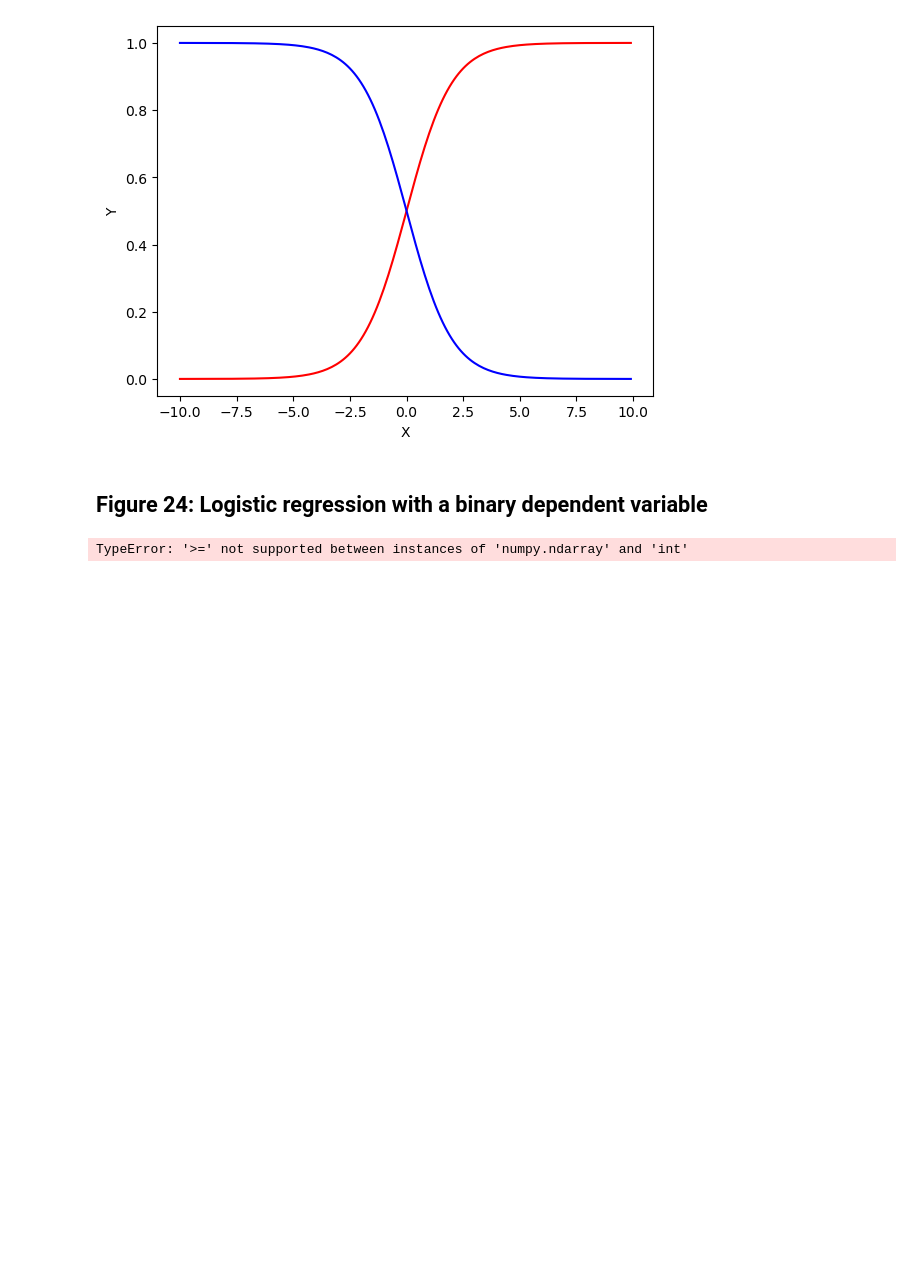
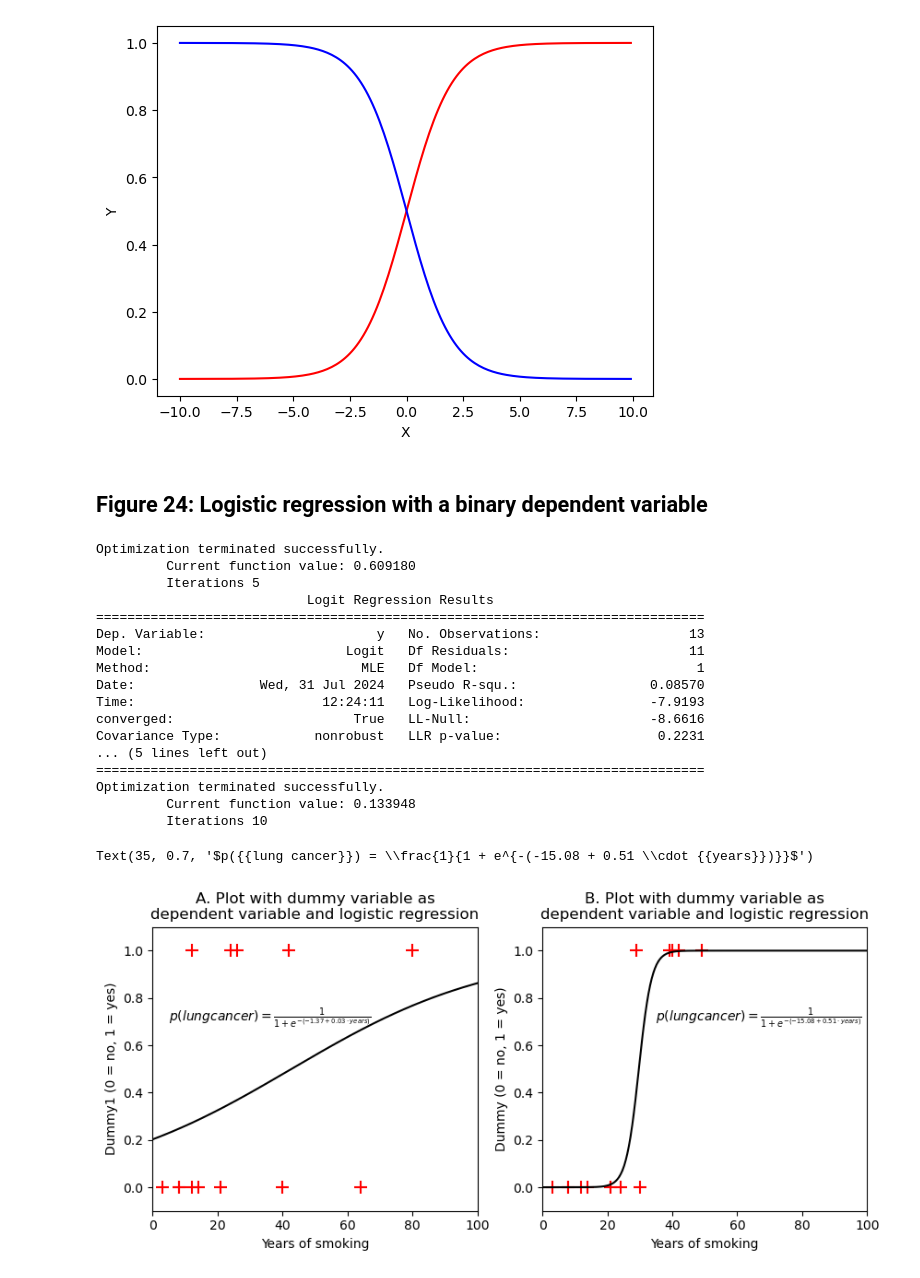
Before and after one commit to nielsjdewinter/VU_Data_analysis_Jupyter_labs, a Jupyter notebook: Syllabus_functions.ipynb, the cells around one changed output. Cells and saved outputs as stored; diff of their text form; code cells hidden in the pictures; blank space fills up the shorter version.

Commit message:
Updated Syllabus and functions document

```diff
--- a/Syllabus_functions.ipynb
+++ b/Syllabus_functions.ipynb
@@ -666,51 +670,73 @@ Text(0, 0.5, 'Y')
 # %%
 # Define variables
 years_smoking1 = np.array([12, 26, 42, 24, 80, 3, 12, 64, 21, 14, 8, 40, 8])
 developed_lung_cancer1 = np.array(["yes", "yes", "yes", "yes", "yes", "no", "no", "no", "no", "no", "no", "no", "no"])
-years_smoking2 = np.array([32, 39, 42, 49, 40, 3, 12, 24, 21, 14, 8, 30, 8])
+years_smoking2 = np.array([29, 39, 42, 49, 40, 3, 12, 24, 21, 14, 8, 30, 8])
 developed_lung_cancer2 = np.array(["yes", "yes", "yes", "yes", "yes", "no", "no", "no", "no", "no", "no", "no", "no"])
 
 # Create dummy1 variable
 dummy1 = np.where(developed_lung_cancer1 == "no", 0, 1)
 dummy2 = np.where(developed_lung_cancer2 == "no", 0, 1)
 
 # Perform logistic regression
-logit_model1 = sm.Logit(developed_lung_cancer1, years_smoking1).fit()
-print(logit_model1.summary2())
+# Example 1
+years_smoking_with_constant1 = sm.add_constant(years_smoking1) # Add constant to the independent variable
+logit_model1 = sm.Logit(dummy1, years_smoking_with_constant1) # Perform regression
+logit_result1 = logit_model1.fit()
+print(logit_result1.summary())
 
-# Check the correlation coefficient and significance of the regression
-correlation_coefficient1, p_value1 = pearsonr(years_smoking1, dummy1)
-correlation_coefficient2, p_value2 = pearsonr(years_smoking2, dummy2)
+# Example 2
+years_smoking_with_constant2 = sm.add_constant(years_smoking2) # Add constant to the independent variable
+logit_model2 = sm.Logit(dummy2, years_smoking_with_constant2) # Perform regression
+logit_result2 = logit_model2.fit()
+
+# Generate x values for plotting model outcome
+X_test = np.linspace(0, 100, 200)
+X_test_with_constant = sm.add_constant(X_test)
+
+# Predict the model outcomes for plotting
+y1 = logit_result1.predict(X_test_with_constant)
+y2 = logit_result2.predict(X_test_with_constant)
 
 # Create subplots
-fig, axs = plt.subplots(1, 3, figsize=(15, 4))
+fig, axs = plt.subplots(1, 2, figsize = (10, 4))
 
 # Plot A
-axs[0].scatter(years_smoking1, developed_lung_cancer1, marker = '+', s = 100, color = "red") # Plot points
-axs[0].set_title('A. Plot with binary dependent variable')
+axs[0].scatter(years_smoking1, dummy1, marker = '+', s = 100, color = "red") # Plot points
+axs[0].plot(X_test, y1, color='black') # Plot linear regression result
+axs[0].set_title('A. Plot with dummy variable as\ndependent variable and logistic regression')
 axs[0].set_xlabel('Years of smoking')
-axs[0].set_ylabel('Developed lung cancer')
-axs[0].invert_yaxis()
+axs[0].set_ylabel('Dummy1 (0 = no, 1 = yes)')
+axs[0].set_ylim(-0.1, 1.1)
 axs[0].set_xlim(0, 100)
+axs[0].text(5, 0.7, r'$p({{lung cancer}}) = \frac{1}{1 + e^{-(%.2f + %.2f \cdot {{years}})}}$' % (logit_result1.params[0], logit_result1.params[1]))
 
 # Plot B
-axs[1].scatter(years_smoking1, dummy1, marker = '+', s = 100, color = "red") # Plot points
-axs[1].plot(np.array([0, 100]), slope1 * np.array([0, 100]) + intercept1, color='black') # Plot linear regression result
-axs[1].set_title('B. Plot with dummy variable as\ndependent variable and linear regression')
+axs[1].scatter(years_smoking2, dummy2, marker = '+', s = 100, color = "red") # Plot points
+axs[1].plot(X_test, y2, color='black') # Plot linear regression result
+axs[1].set_title('B. Plot with dummy variable as\ndependent variable and logistic regression')
 axs[1].set_xlabel('Years of smoking')
-axs[1].set_ylabel('Dummy1 (0 = no, 1 = yes)')
+axs[1].set_ylabel('Dummy (0 = no, 1 = yes)')
 axs[1].set_ylim(-0.1, 1.1)
 axs[1].set_xlim(0, 100)
-axs[1].text(5, 0.7, f'Lung cancer? = {slope1:.2f} * dummy + {intercept1:.2f}\nPearsons r = {correlation_coefficient1:.2f}\np-value = {p_value1:.2f}', fontsize=12, color='black')
-
-# Plot C
-axs[2].scatter(years_smoking2, dummy2, marker = '+', s = 100, color = "red") # Plot points
-axs[2].plot(np.array([0, 100]), slope2 * np.array([0, 100]) + intercept2, color='black') # Plot linear regression result
-axs[2].set_title('C. Plot with dummy variable as\ndependent variable and linear regression')
-axs[2].set_xlabel('Years of smoking')
-axs[2].set_ylabel('Dummy (0 = no, 1 = yes)')
-axs[2].set_ylim(-0.1, 1.1)
-axs[2].set_xlim(0, 100)
-axs[2].text(5, 0.7, f'Lung cancer? = {slope2:.2f} * dummy {intercept2:.2f}\nPearsons r = {correlation_coefficient2:.2f}\np-value = {p_value2:.2f}', fontsize=12, color='black')
+axs[1].text(35, 0.7, r'$p({{lung cancer}}) = \frac{1}{1 + e^{-(%.2f + %.2f \cdot {{years}})}}$' % (logit_result2.params[0], logit_result2.params[1]))
 # %% [output]
-TypeError: '>=' not supported between instances of 'numpy.ndarray' and 'int'
+Optimization terminated successfully.
+         Current function value: 0.609180
+         Iterations 5
+                           Logit Regression Results
+==============================================================================
+Dep. Variable:                      y   No. Observations:                   13
+Model:                          Logit   Df Residuals:                       11
+Method:                           MLE   Df Model:                            1
+Date:                Wed, 31 Jul 2024   Pseudo R-squ.:                 0.08570
+Time:                        12:24:11   Log-Likelihood:                -7.9193
+converged:                       True   LL-Null:                       -8.6616
+Covariance Type:            nonrobust   LLR p-value:                    0.2231
+... (5 lines left out)
+==============================================================================
+Optimization terminated successfully.
+         Current function value: 0.133948
+         Iterations 10
+Text(35, 0.7, '$p({{lung cancer}}) = \\frac{1}{1 + e^{-(-15.08 + 0.51 \\cdot {{years}})}}$')
+[figure, added]
```
Also changed, not shown: parts of 18 cells of this notebook, 1 other file.
